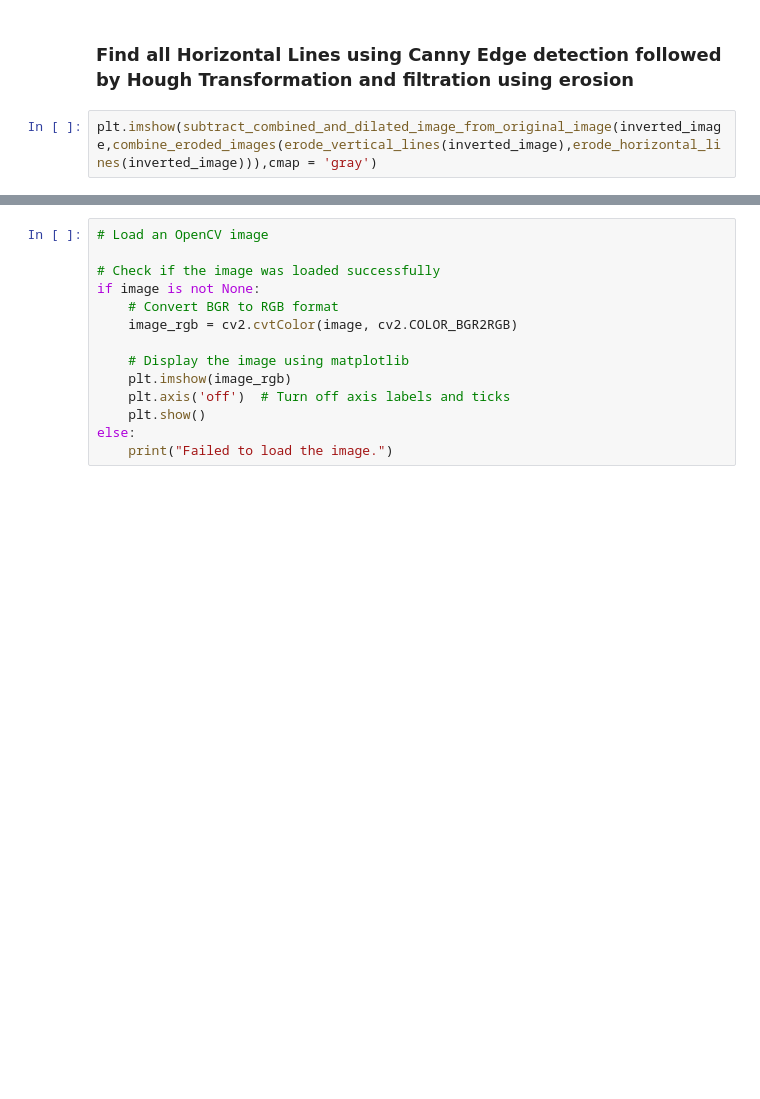
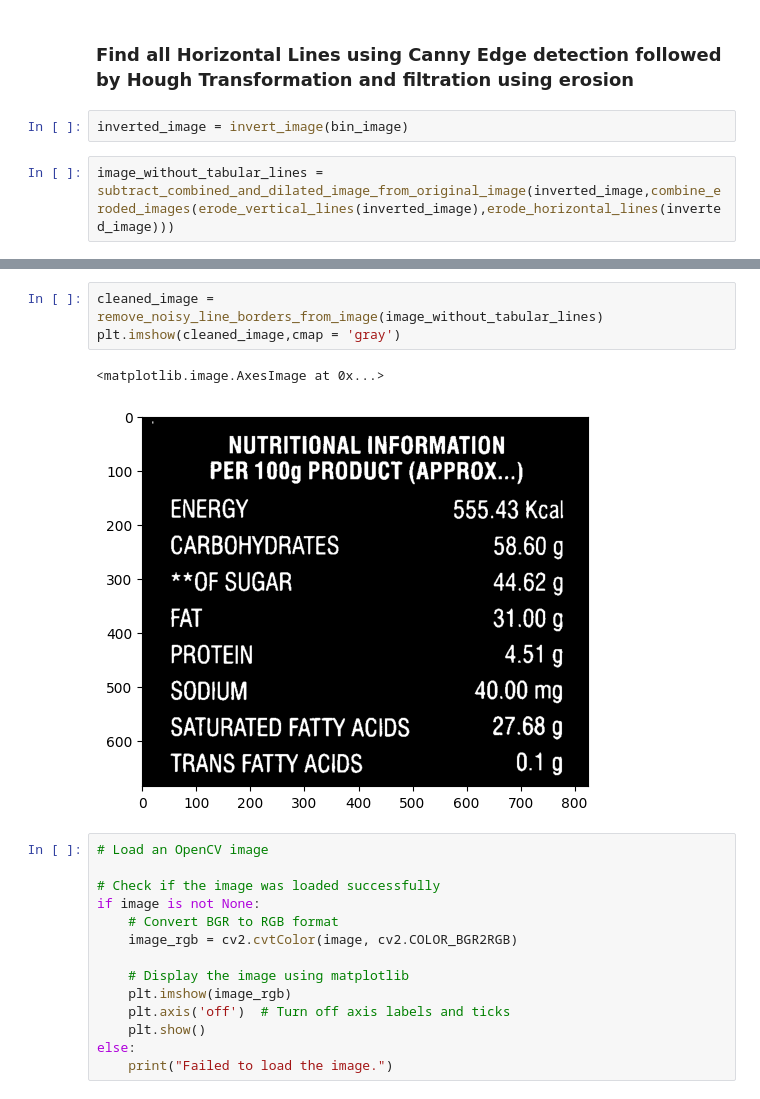
Before and after one commit to anuj018/OCR-Project, a Jupyter notebook: notebooks/ocr_using_pytesseract_tutorial.ipynb, the cells around one changed output, grey strips where cells are left out. Cells and saved outputs as stored; diff of their text form; blank space fills up the shorter version.

```diff
--- a/notebooks/ocr_using_pytesseract_tutorial.ipynb
+++ b/notebooks/ocr_using_pytesseract_tutorial.ipynb
@@ -205,5 +207,7 @@ plt.imshow(bin_image,cmap = 'gray')
 [figure]
 # %% [markdown]
 ### Find all Horizontal Lines using Canny Edge detection followed by Hough Transformation and filtration using erosion
+# %%
+inverted_image = invert_image(bin_image)
 # %%
-plt.imshow(subtract_combined_and_dilated_image_from_original_image(inverted_image,combine_eroded_images(erode_vertical_lines(inverted_image),erode_horizontal_lines(inverted_image))),cmap = 'gray')
+image_without_tabular_lines = subtract_combined_and_dilated_image_from_original_image(inverted_image,combine_eroded_images(erode_vertical_lines(inverted_image),erode_horizontal_lines(inverted_image)))
@@ -213,3 +221,9 @@ plt.imshow(subtract_combined_and_dilated_image_from_original_image(inverted_imag
+# %%
+cleaned_image =  remove_noisy_line_borders_from_image(image_without_tabular_lines)
+plt.imshow(cleaned_image,cmap = 'gray')
+# %% [output]
+<matplotlib.image.AxesImage at 0x...>
+[figure, added]
 # %%
 # Load an OpenCV image
 
```
Also changed, not shown: parts of 4 cells of this notebook, 2 other files.
